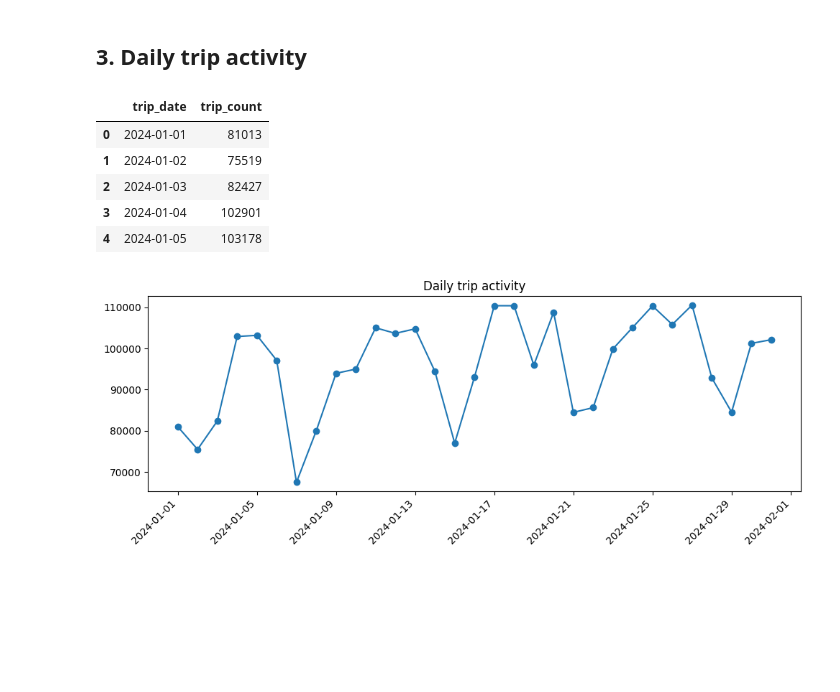
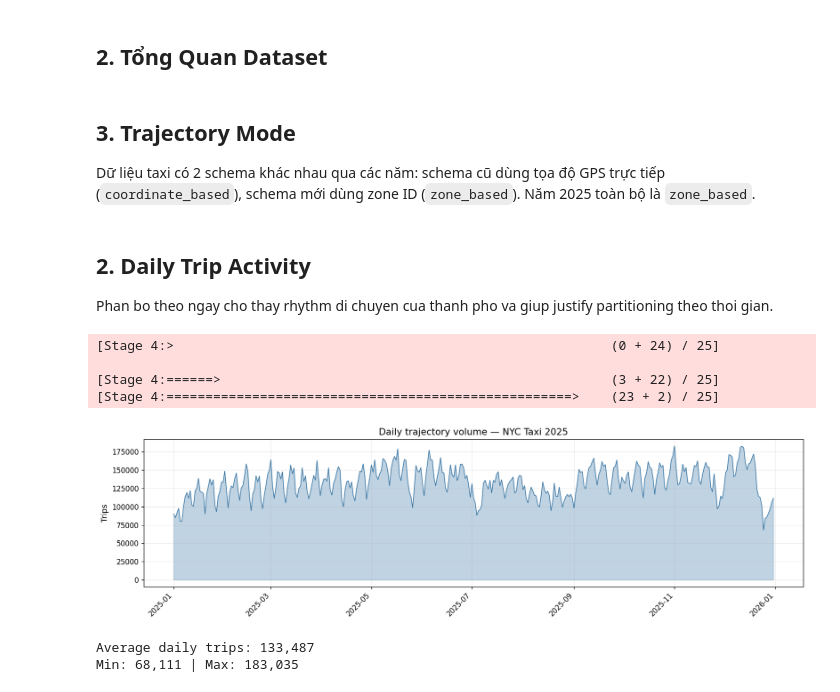
Before and after one commit to AnhNV2003/bigdata-spark-query-optimization, a Jupyter notebook: notebooks/03_trajectory_exploration_story.ipynb, the cells around one changed output. Saved outputs shown, nothing was run; the diff lists cells and outputs as text; code cells hidden in the pictures; blank space fills up the shorter version.

```diff
--- a/notebooks/03_trajectory_exploration_story.ipynb
+++ b/notebooks/03_trajectory_exploration_story.ipynb
@@ -47,12 +80,9 @@ spark = build_spark_session(
 )
 spark.sparkContext.setLogLevel("ERROR")
 
-trajectory_df = load_trajectory_df(spark, "parquet", SOURCE_PATH, layout="raw")
-trips_clean = register_trajectory_view(spark, trajectory_df)
+raw_df = spark.read.parquet(SOURCE_PATH).filter("trip_year = 2025")
+trips_clean = register_trajectory_view(spark, raw_df)
 register_supporting_views(spark, ZONE_LOOKUP_PATH)
 
-window_df = trips_clean.filter(
-    (F.col("pickup_ts") >= F.to_timestamp(F.lit(WINDOW_START)))
-    & (F.col("pickup_ts") < F.to_timestamp(F.lit(WINDOW_END)))
-)
-print("Window row count:", window_df.count())
+total_rows = trips_clean.count()
+print(f"Total rows (2025): {total_rows:,}")
@@ -77,0 +89,2 @@ Window row count: 2964606
+# %% [markdown]
+## 2. Tổng Quan Dataset
@@ -77,0 +104,4 @@ Window row count: 2964606
+# %% [markdown]
+## 3. Trajectory Mode
+
+Dữ liệu taxi có 2 schema khác nhau qua các năm: schema cũ dùng tọa độ GPS trực tiếp (`coordinate_based`), schema mới dùng zone ID (`zone_based`). Năm 2025 toàn bộ là `zone_based`.
@@ -78,25 +125,32 @@ Window row count: 2964606
 # %% [markdown]
-## 3. Daily trip activity
+## 2. Daily Trip Activity
+
+Phan bo theo ngay cho thay rhythm di chuyen cua thanh pho va giup justify partitioning theo thoi gian.
 # %%
 daily_pdf = (
-    window_df.groupBy("trip_date")
+    trips_clean.groupBy("trip_date")
     .agg(F.count("*").alias("trip_count"))
     .orderBy("trip_date")
     .toPandas()
 )
-display(daily_pdf.head())
 
-plt.figure(figsize=(10, 4))
-plt.plot(daily_pdf["trip_date"], daily_pdf["trip_count"], marker="o")
+fig, ax = plt.subplots(figsize=(14, 4))
+ax.fill_between(daily_pdf["trip_date"], daily_pdf["trip_count"], alpha=0.3, color="#2f6f9f")
+ax.plot(daily_pdf["trip_date"], daily_pdf["trip_count"], color="#2f6f9f", linewidth=0.8)
+ax.set_title("Daily trajectory volume — NYC Taxi 2025")
+ax.set_ylabel("Trips")
+ax.grid(alpha=0.25)
 plt.xticks(rotation=45, ha="right")
-plt.title("Daily trip activity")
 plt.tight_layout()
 plt.show()
+
+print(f"Average daily trips: {daily_pdf['trip_count'].mean():,.0f}")
+print(f"Min: {daily_pdf['trip_count'].min():,} | Max: {daily_pdf['trip_count'].max():,}")
 # %% [output]
-|  | trip_date | trip_count |
-| 0 | 2024-01-01 | 81013 |
-| 1 | 2024-01-02 | 75519 |
-| 2 | 2024-01-03 | 82427 |
-| 3 | 2024-01-04 | 102901 |
-| 4 | 2024-01-05 | 103178 |
+[Stage 4:>                                                        (0 + 24) / 25]
+
+[Stage 4:======>                                                  (3 + 22) / 25]
+[Stage 4:====================================================>    (23 + 2) / 25]
-[figure, old version]
+[figure, new version]
+Average daily trips: 133,487
+Min: 68,111 | Max: 183,035
```
Also changed, not shown: parts of 26 cells of this notebook, 28 other files.
